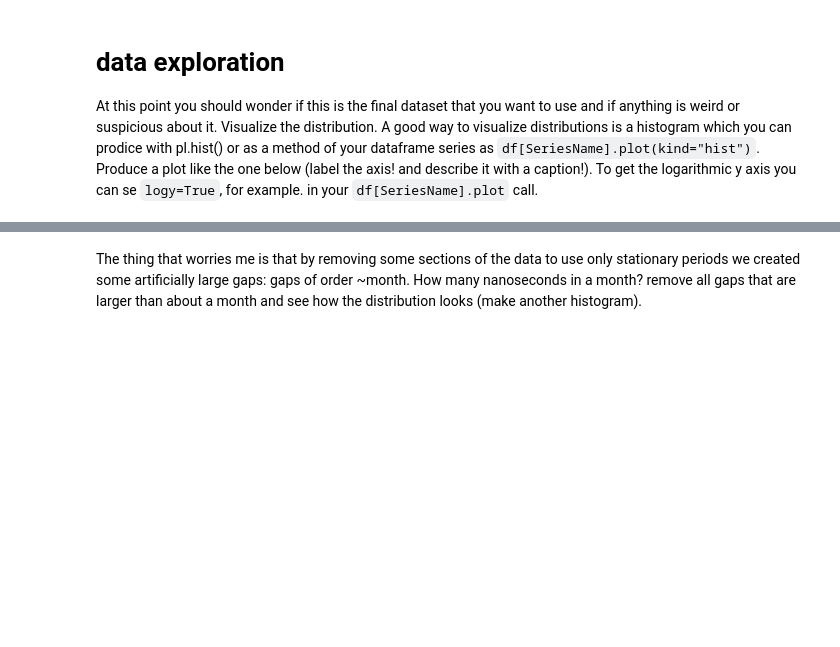
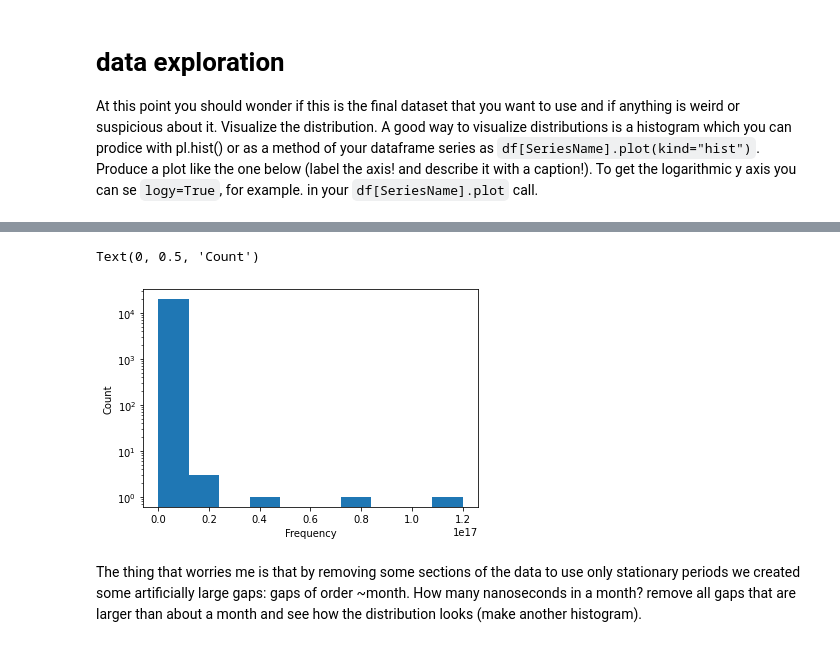
Before and after one commit to massimocipressi/MLPNS_MCipressi, a Jupyter notebook: NHRT/KS_earthquakes.ipynb, the cells around one changed output, grey strips where cells are left out. Saved outputs shown, nothing was run; the diff lists cells and outputs as text; code cells hidden in the pictures; blank space fills up the shorter version.

```diff
--- a/NHRT/KS_earthquakes.ipynb
+++ b/NHRT/KS_earthquakes.ipynb
@@ -333,2 +330,9 @@ At this point you should wonder if this is the final dataset that you want to us
+# %%
+eqGoodData["gaps"].plot(kind="hist",logy=True)
+pl.xlabel("Frequency")
+pl.ylabel("Count");
+# %% [output]
+Text(0, 0.5, 'Count')
+[figure, added]
 # %% [markdown]
 The thing that worries me is that by removing some sections of the data to use only stationary periods we created some artificially large gaps: gaps of order ~month. How many nanoseconds in a month? remove all gaps that are larger than about a month and see how the distribution looks (make another histogram).
```
Also changed, not shown: parts of 6 cells of this notebook.
